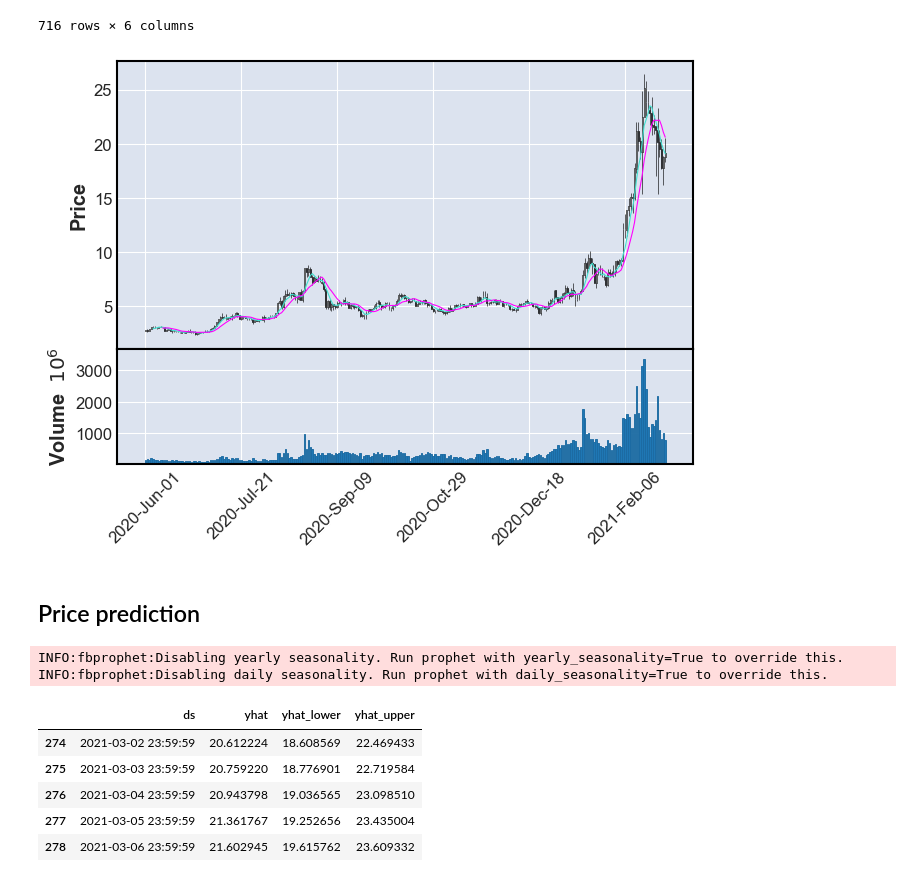
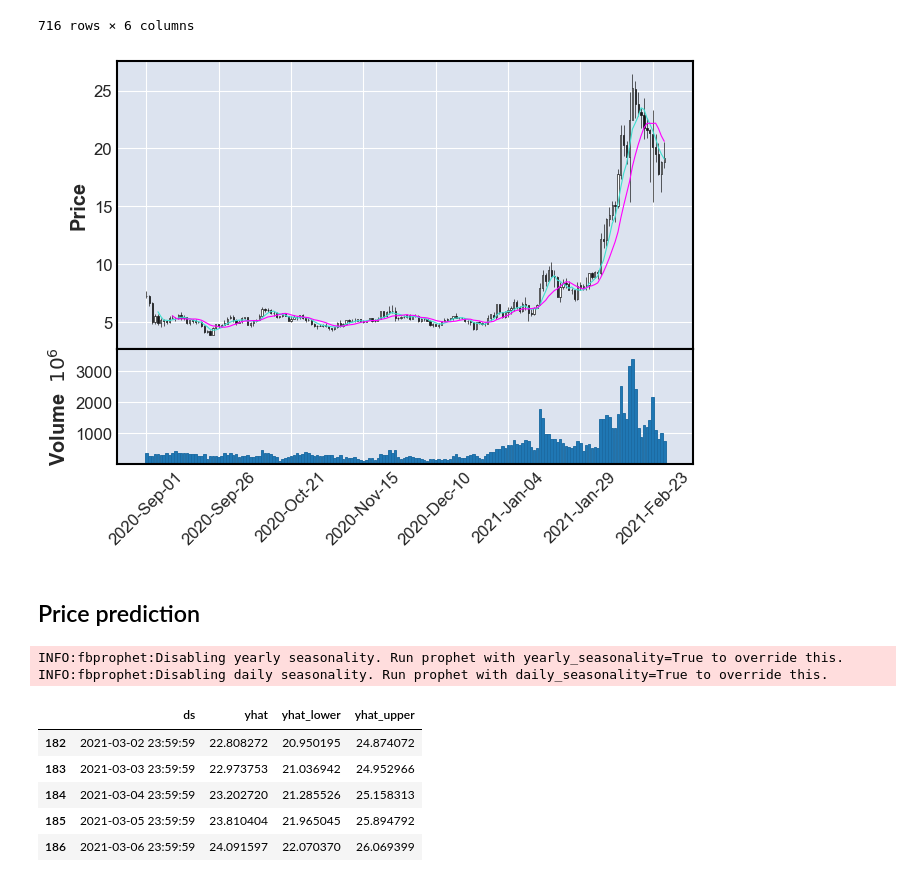
Before and after one commit to ArtTucker/crypto_prices_ML, a Jupyter notebook: preprocessing/by_coin/cosmos_notebook_for_CVS.ipynb, the cells around one changed output. Drawn from its saved outputs; the diff is of its cells as text; code cells hidden in the pictures.

```diff
--- a/preprocessing/by_coin/cosmos_notebook_for_CVS.ipynb
+++ b/preprocessing/by_coin/cosmos_notebook_for_CVS.ipynb
@@ -118,9 +97,9 @@ temp_atom_df
 | 2021-02-27 | 20.525643 | 18.286985 | 18.824638 | 19.170726 | 7.656929e+08 | 18685.0 |
 716 rows × 6 columns
 # %%
-mpf.plot(temp_atom_df.loc['2020-6-1':], type='candle', mav=(5,10), volume=True)
+mpf.plot(temp_atom_df.loc['2020-9-1':], type='candle', mav=(5,10), volume=True)
 # %% [output]
-[figure, old version]
+[figure, new version]
 # %% [markdown]
 ## Price prediction
 # %%
@@ -130,7 +109,7 @@ INPUT_FILE = "coin_Cosmos.csv"
 
 price_predict_df = pd.read_csv("../../resources/prices/" + INPUT_FILE, parse_dates=['Date'], usecols=["Date", "Close"])
 price_predict_df.columns = ["ds", "y"]
-price_predict_df = price_predict_df[price_predict_df['ds']>'2020-6-1']
+price_predict_df = price_predict_df[price_predict_df['ds']>'2020-9-1']
 
 m = Prophet()
 m.fit(price_predict_df);
@@ -141,11 +120,11 @@ forecast[['ds', 'yhat', 'yhat_lower', 'yhat_upper']].tail()
 INFO:fbprophet:Disabling yearly seasonality. Run prophet with yearly_seasonality=True to override this.
 INFO:fbprophet:Disabling daily seasonality. Run prophet with daily_seasonality=True to override this.
 |  | ds | yhat | yhat_lower | yhat_upper |
-| 274 | 2021-03-02 23:59:59 | 20.612224 | 18.608569 | 22.469433 |
-| 275 | 2021-03-03 23:59:59 | 20.759220 | 18.776901 | 22.719584 |
-| 276 | 2021-03-04 23:59:59 | 20.943798 | 19.036565 | 23.098510 |
-| 277 | 2021-03-05 23:59:59 | 21.361767 | 19.252656 | 23.435004 |
-| 278 | 2021-03-06 23:59:59 | 21.602945 | 19.615762 | 23.609332 |
+| 182 | 2021-03-02 23:59:59 | 22.808272 | 20.950195 | 24.874072 |
+| 183 | 2021-03-03 23:59:59 | 22.973753 | 21.036942 | 24.952966 |
+| 184 | 2021-03-04 23:59:59 | 23.202720 | 21.285526 | 25.158313 |
+| 185 | 2021-03-05 23:59:59 | 23.810404 | 21.965045 | 25.894792 |
+| 186 | 2021-03-06 23:59:59 | 24.091597 | 22.070370 | 26.069399 |
 # %%
 m.plot(forecast)
 # %% [output]
```
Also changed, not shown: parts of 3 cells of this notebook, 8 other files.
